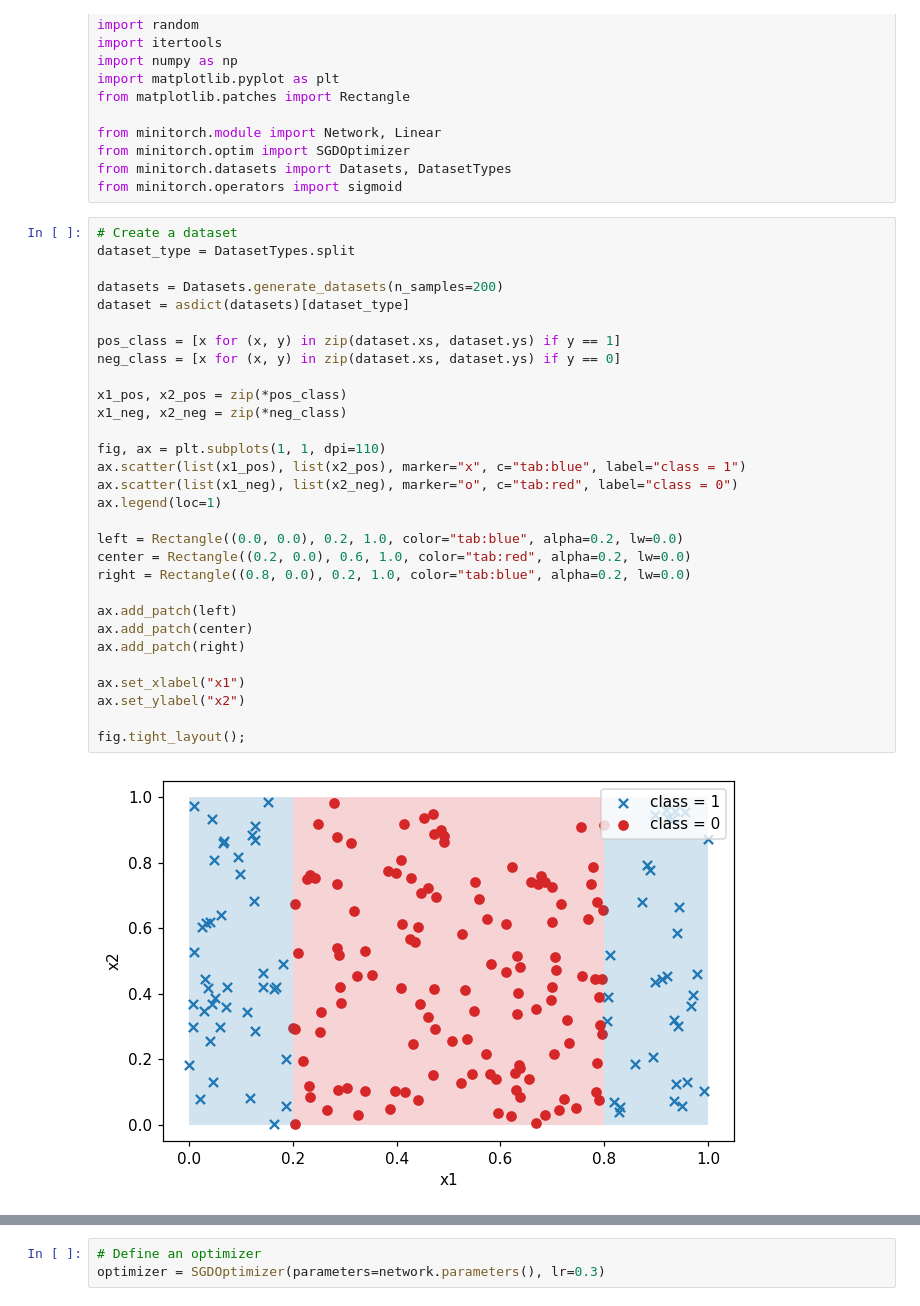
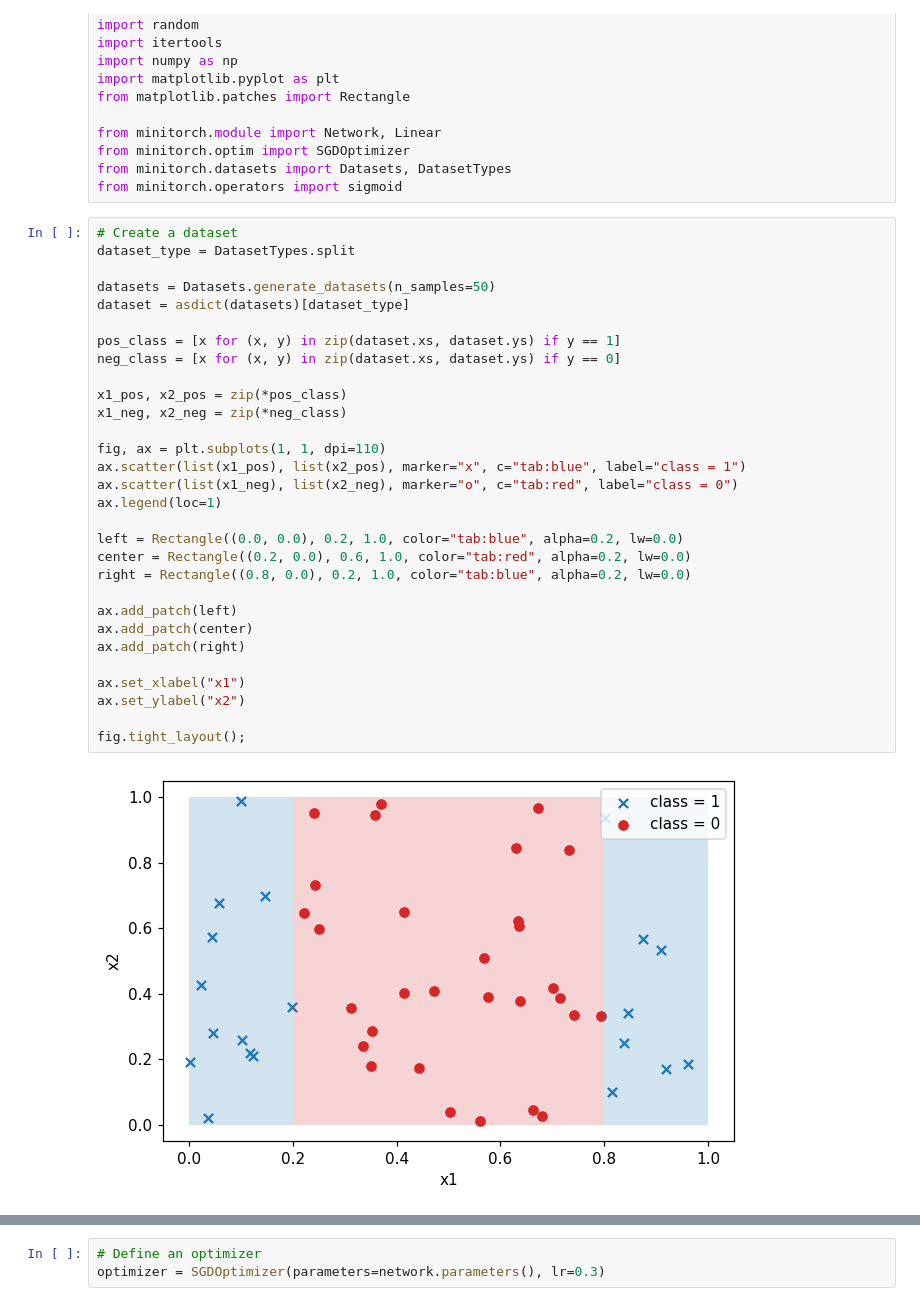
Before and after one commit to lmalms/minitorch, a Jupyter notebook: notebooks/training - classification - split.ipynb, the cells around one changed output, grey strips where cells are left out. Saved outputs shown, nothing was run; the diff lists cells and outputs as text.

```diff
--- a/notebooks/training - classification - split.ipynb
+++ b/notebooks/training - classification - split.ipynb
@@ -15,33 +18,33 @@ from minitorch.operators import sigmoid
 # %%
 # Create a dataset
 dataset_type = DatasetTypes.split
 
-datasets = Datasets.generate_datasets(n_samples=200)
+datasets = Datasets.generate_datasets(n_samples=50)
 dataset = asdict(datasets)[dataset_type]
 
 pos_class = [x for (x, y) in zip(dataset.xs, dataset.ys) if y == 1]
 neg_class = [x for (x, y) in zip(dataset.xs, dataset.ys) if y == 0]
 
 x1_pos, x2_pos = zip(*pos_class)
 x1_neg, x2_neg = zip(*neg_class)
 
 fig, ax = plt.subplots(1, 1, dpi=110)
 ax.scatter(list(x1_pos), list(x2_pos), marker="x", c="tab:blue", label="class = 1")
 ax.scatter(list(x1_neg), list(x2_neg), marker="o", c="tab:red", label="class = 0")
 ax.legend(loc=1)
 
 left = Rectangle((0.0, 0.0), 0.2, 1.0, color="tab:blue", alpha=0.2, lw=0.0)
 center = Rectangle((0.2, 0.0), 0.6, 1.0, color="tab:red", alpha=0.2, lw=0.0)
 right = Rectangle((0.8, 0.0), 0.2, 1.0, color="tab:blue", alpha=0.2, lw=0.0)
 
 ax.add_patch(left)
 ax.add_patch(center)
 ax.add_patch(right)
 
 ax.set_xlabel("x1")
 ax.set_ylabel("x2")
 
 fig.tight_layout();
 # %% [output]
-[figure, old version]
+[figure, new version]
 # %%
```
Also changed, not shown: parts of 4 cells of this notebook, 1 other file.
